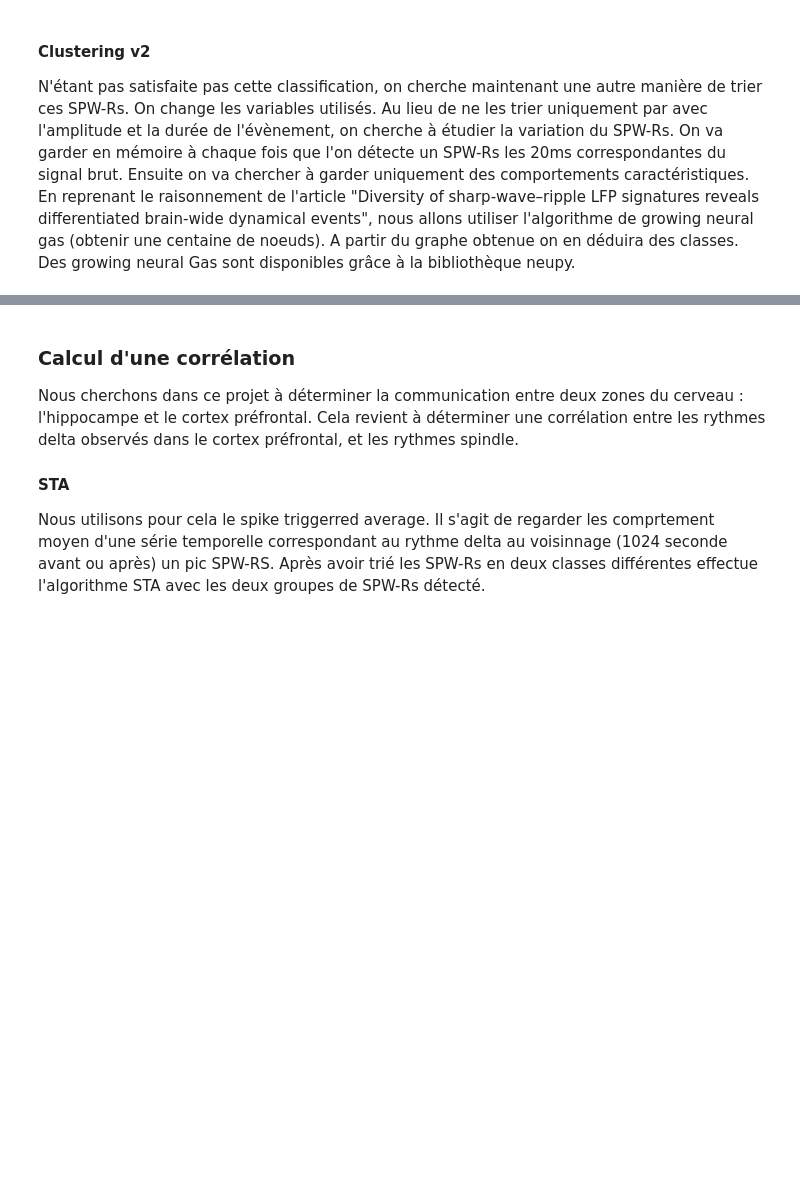
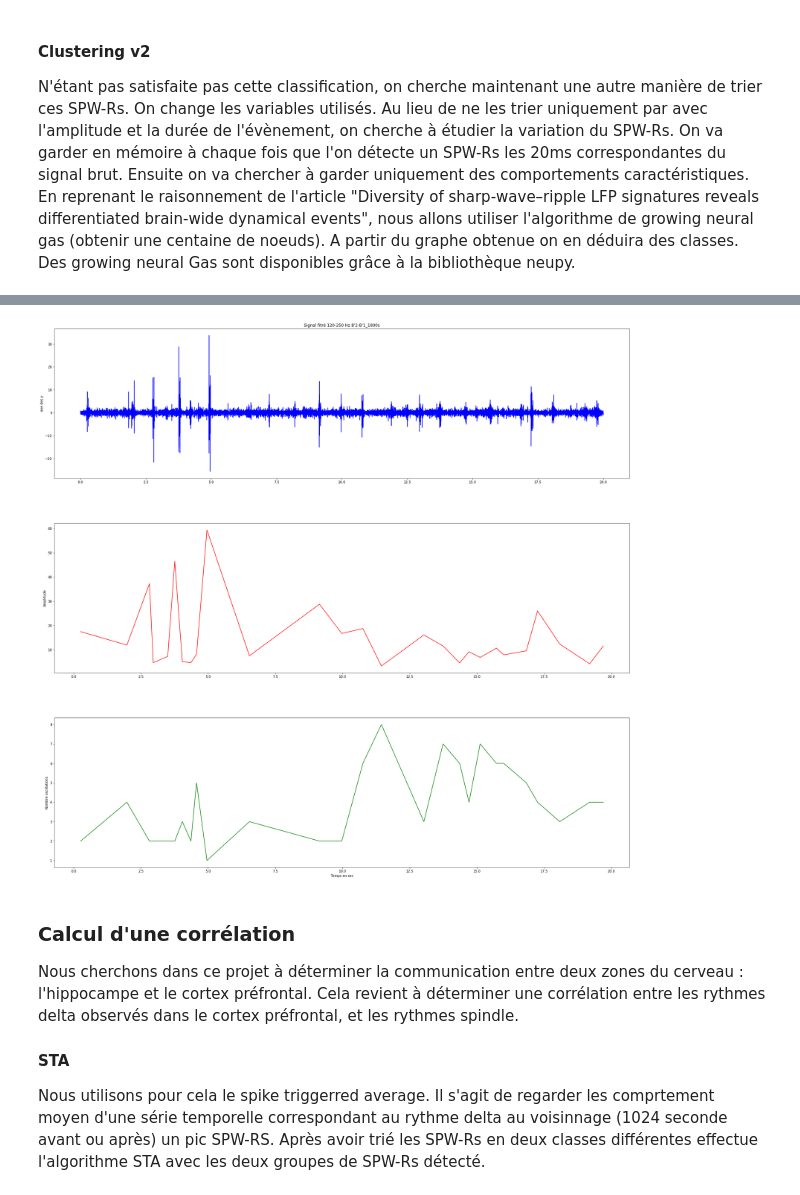
Before and after one commit to irisdum/Projet_Correlation_sharpw_delta, a Jupyter notebook: Clean_analyse.ipynb, the cells around one changed output, grey strips where cells are left out. Saved outputs shown, nothing was run; the diff lists cells and outputs as text; code cells hidden in the pictures; blank space fills up the shorter version.

Commit message:
GNG and extract features

```diff
--- a/Clean_analyse.ipynb
+++ b/Clean_analyse.ipynb
@@ -136,3 +173,14 @@ $E_r=(E_f+E_q)/2$
+# %%
+from extract_features import *
+time=20
+T=[round(i/512,6) for i in range(1,time*512+1)]
+chemin ='/Users/iris/Desktop/Projet_Rech/Exemple/EEG_58_Sig/Donnes_signaux/'
+char_A=chemin+"A'2-A'1_300s.txt" #a changer en fonction de la taille de l'extrait considéré
+char_B =chemin+"B'2-B'1_1800s.txt"
+char_O=chemin+"O'9-O'8_1800s.txt"
+plot_crit(char_B,T)
+# %% [output]
+[figure, added]
 # %% [markdown]
 ### Calcul d'une corrélation
 
```
Also changed, not shown: parts of 8 cells of this notebook, 4 other files.
